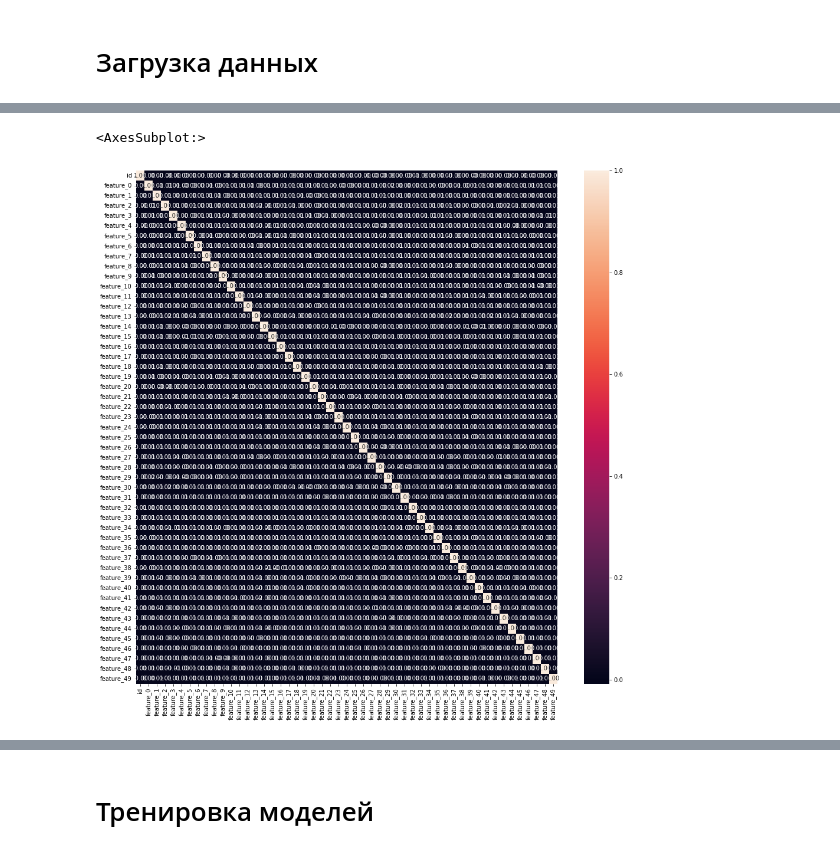
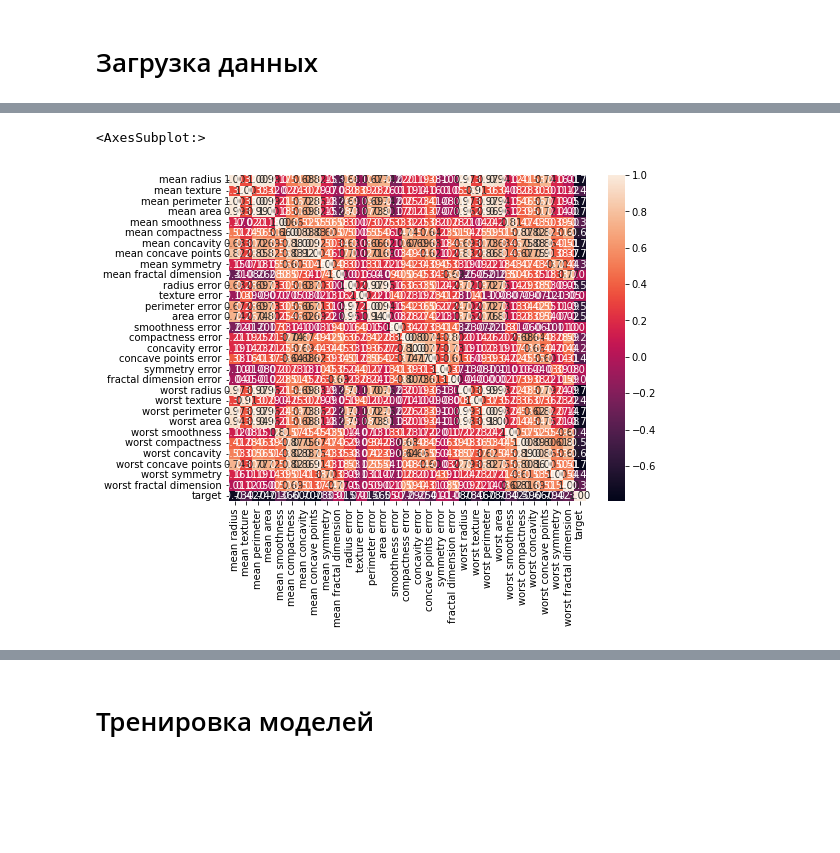
Before and after one commit to RomanK-ML/my-notes, a Jupyter notebook: Конспекты/Data Science/Практика/Classification.ipynb, the cells around one changed output, grey strips where cells are left out. Drawn from its saved outputs; the diff is of its cells as text; code cells hidden in the pictures; blank space fills up the shorter version.

```diff
--- a/Конспекты/Data Science/Практика/Classification.ipynb
+++ b/Конспекты/Data Science/Практика/Classification.ipynb
@@ -3,11 +3,15 @@
 # %%
 import numpy as np
 import pandas as pd
+from sklearn.datasets import load_breast_cancer
 import matplotlib.pyplot as plt
 import seaborn as sns
 %matplotlib inline
 
 
-df = pd.read_csv("data/kaggle_may_2021/train.csv")
-df
+breast_center = load_breast_cancer()
+data = pd.DataFrame(breast_center.data, columns=breast_center.feature_names)
+data["target"] = breast_center.target
+
+data
 # %% [output]
@@ -117,7 +64,7 @@ Name: feature_0, dtype: int64
 # %%
-plt.figure(figsize=(16,16))
-Corr = df.corr()
+plt.figure(figsize=(8,6))
+Corr = data.corr()
 sns.heatmap(Corr, annot=True, fmt='.2f')
 # %% [output]
 <AxesSubplot:>
-[figure, old version]
+[figure, new version]
```
Also changed, not shown: parts of 96 cells of this notebook, 16 other files.
